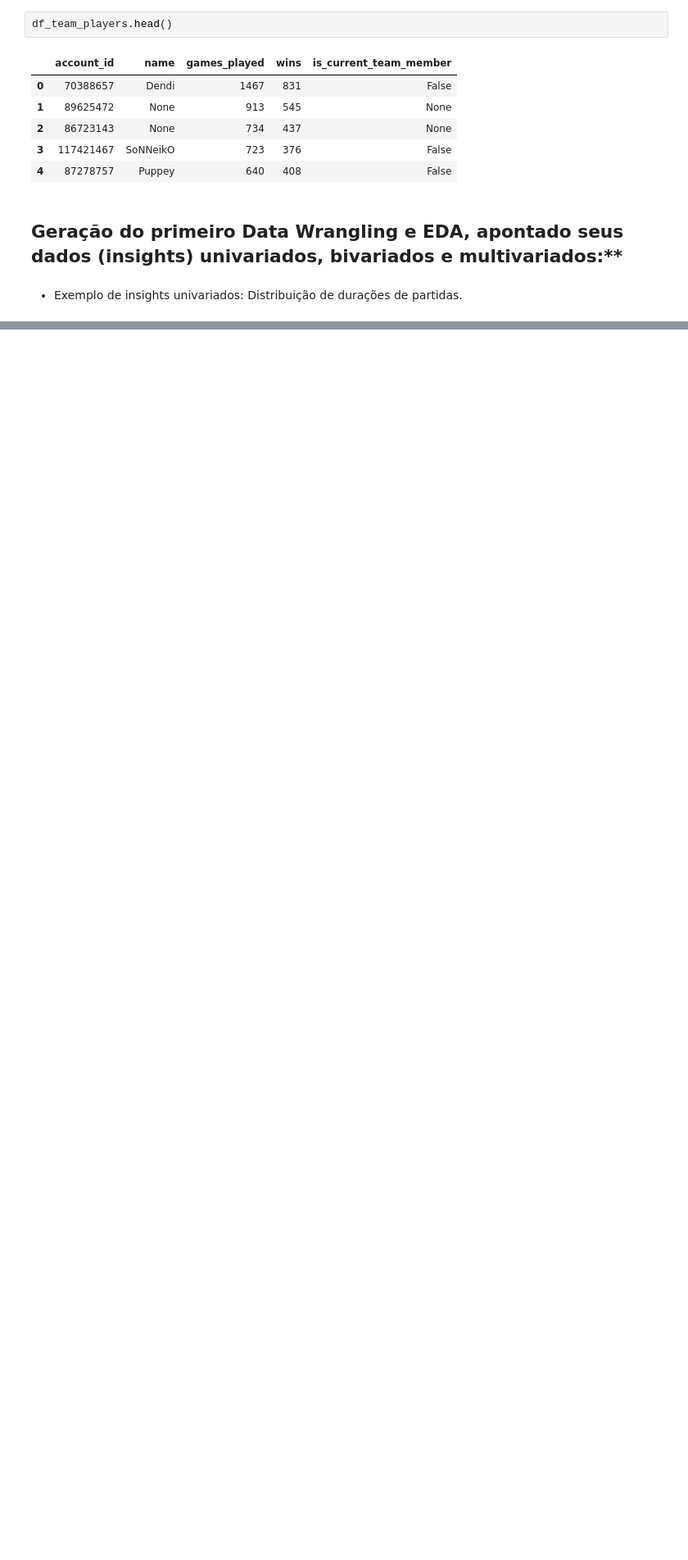
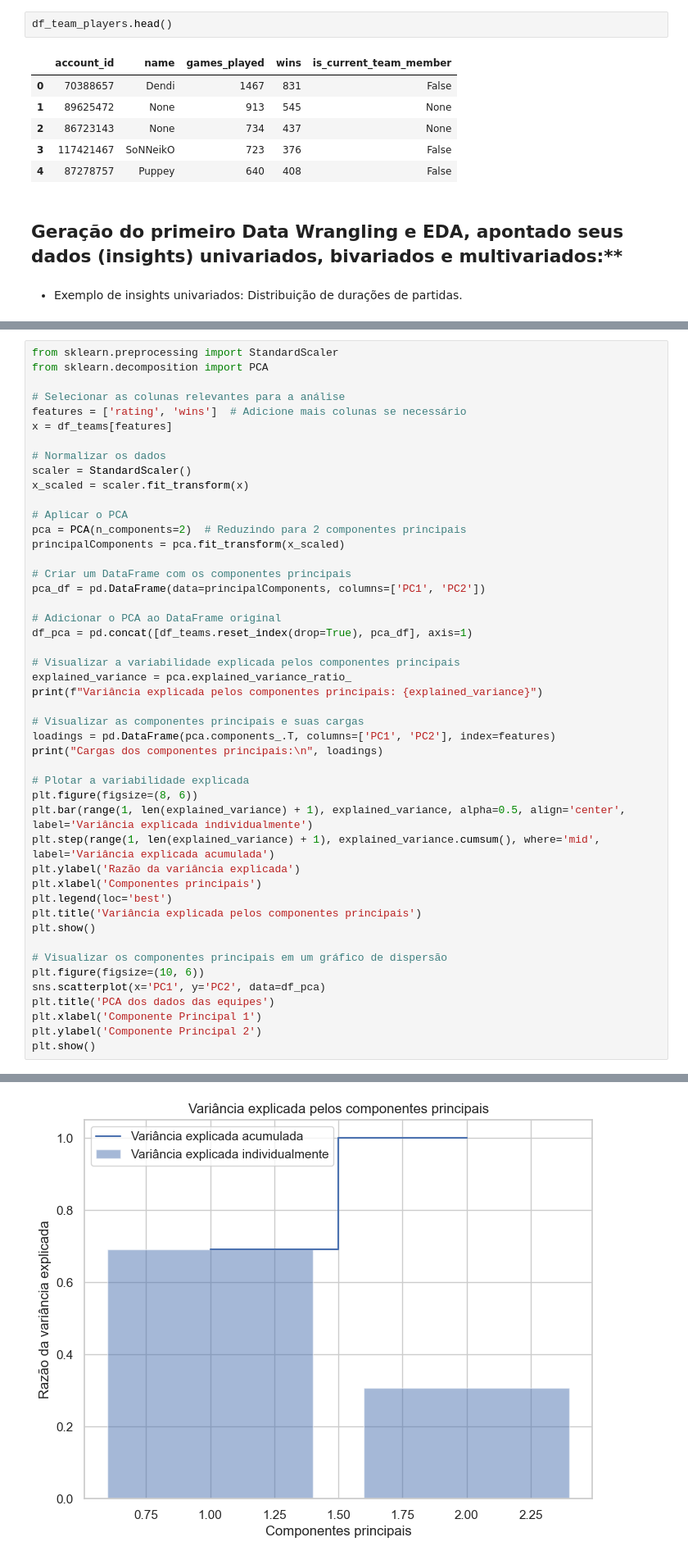
Before and after one commit to Skimifil/ds_dota, a Jupyter notebook: notebooks/data_analytics.ipynb, the cells around one changed output, grey strips where cells are left out. Shown at 82% size. Drawn from its saved outputs; the diff is of its cells as text; blank space fills up the shorter version.

```diff
--- a/notebooks/data_analytics.ipynb
+++ b/notebooks/data_analytics.ipynb
@@ -131,0 +152,48 @@ df_teams_matches.head()
+# %%
+from sklearn.preprocessing import StandardScaler
+from sklearn.decomposition import PCA
+
+# Selecionar as colunas relevantes para a análise
+features = ['rating', 'wins']  # Adicione mais colunas se necessário
+x = df_teams[features]
+
+# Normalizar os dados
+scaler = StandardScaler()
+x_scaled = scaler.fit_transform(x)
+
+# Aplicar o PCA
+pca = PCA(n_components=2)  # Reduzindo para 2 componentes principais
+principalComponents = pca.fit_transform(x_scaled)
+
+# Criar um DataFrame com os componentes principais
+pca_df = pd.DataFrame(data=principalComponents, columns=['PC1', 'PC2'])
+
+# Adicionar o PCA ao DataFrame original
+df_pca = pd.concat([df_teams.reset_index(drop=True), pca_df], axis=1)
+
+# Visualizar a variabilidade explicada pelos componentes principais
+explained_variance = pca.explained_variance_ratio_
+print(f"Variância explicada pelos componentes principais: {explained_variance}")
+
+# Visualizar as componentes principais e suas cargas
+loadings = pd.DataFrame(pca.components_.T, columns=['PC1', 'PC2'], index=features)
+print("Cargas dos componentes principais:\n", loadings)
+
+# Plotar a variabilidade explicada
+plt.figure(figsize=(8, 6))
+plt.bar(range(1, len(explained_variance) + 1), explained_variance, alpha=0.5, align='center', label='Variância explicada individualmente')
+plt.step(range(1, len(explained_variance) + 1), explained_variance.cumsum(), where='mid', label='Variância explicada acumulada')
+plt.ylabel('Razão da variância explicada')
+plt.xlabel('Componentes principais')
+plt.legend(loc='best')
+plt.title('Variância explicada pelos componentes principais')
+plt.show()
+
+# Visualizar os componentes principais em um gráfico de dispersão
+plt.figure(figsize=(10, 6))
+sns.scatterplot(x='PC1', y='PC2', data=df_pca)
+plt.title('PCA dos dados das equipes')
+plt.xlabel('Componente Principal 1')
+plt.ylabel('Componente Principal 2')
+plt.show()
+# %% [output]
@@ -131,0 +205 @@ df_teams_matches.head()
+[figure, added]
```
Also changed, not shown: parts of 7 cells of this notebook, 1 other file.
